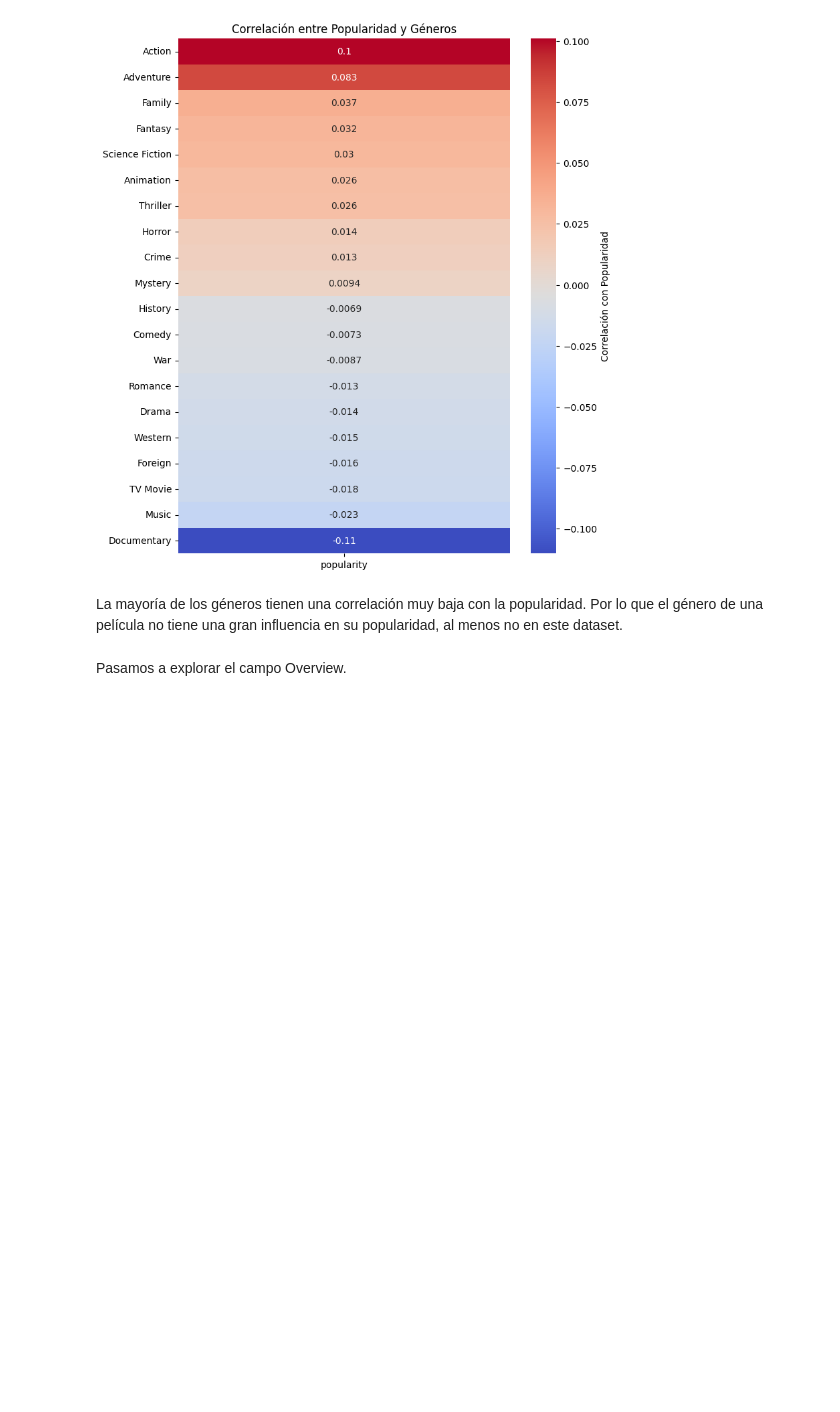
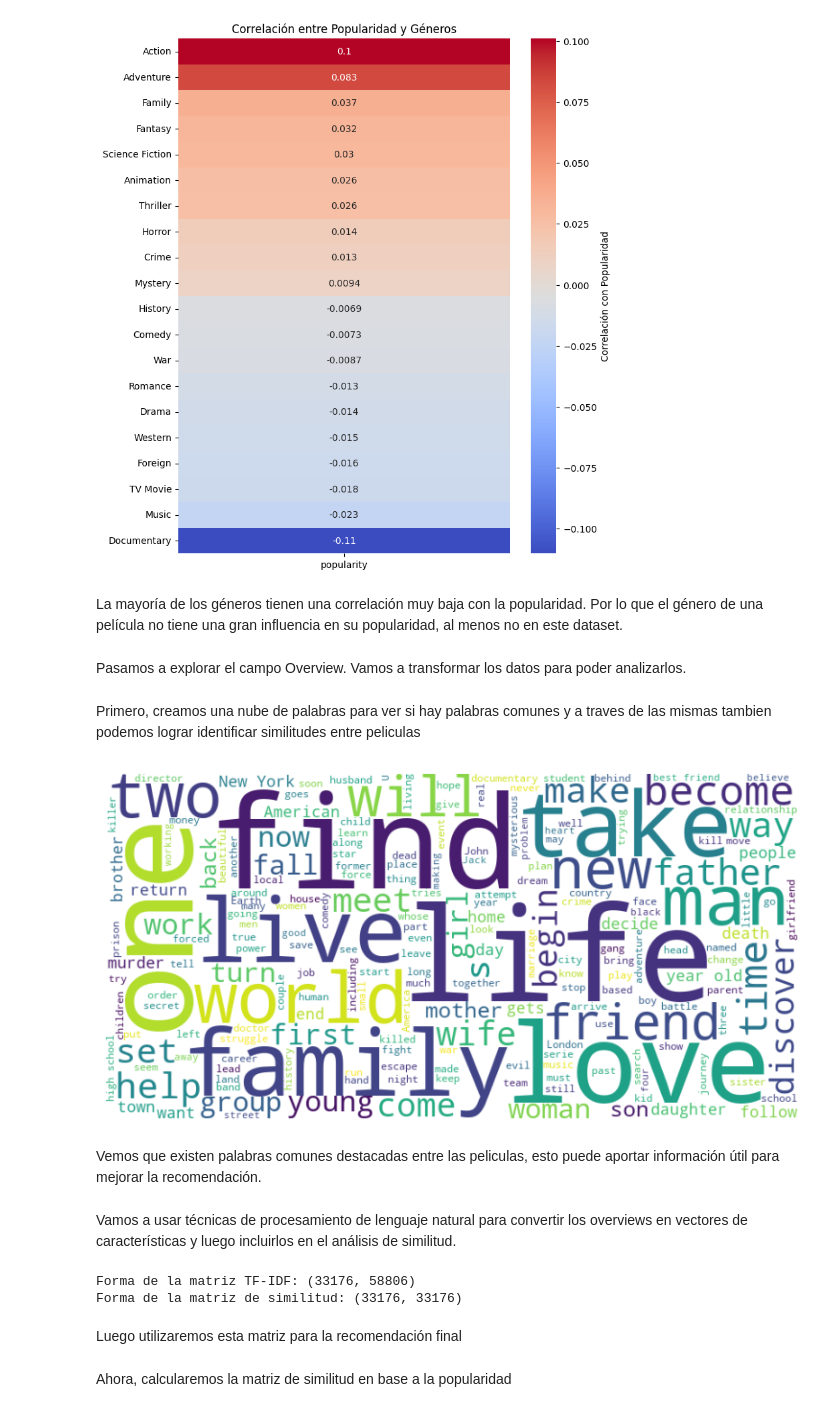
Before and after one commit to SariEliM/MovieStreaming, a Jupyter notebook: EDA y Sistema de recomendacion.ipynb, the cells around one changed output. Saved outputs shown, nothing was run; the diff lists cells and outputs as text; code cells hidden in the pictures; blank space fills up the shorter version.

Commit message:
Eda para sistema de recomendacion-finalizacion

```diff
--- a/EDA y Sistema de recomendacion.ipynb
+++ b/EDA y Sistema de recomendacion.ipynb
@@ -267,4 +267,59 @@ Name: popularity, dtype: float64
 # %% [markdown]
 La mayoría de los géneros tienen una correlación muy baja con la popularidad. Por lo que el género de una película no tiene una gran influencia en su popularidad, al menos no en este dataset.
 # %% [markdown]
-Pasamos a explorar el campo Overview.
+Pasamos a explorar el campo Overview. Vamos a transformar los datos para poder analizarlos.
+# %% [markdown]
+Primero, creamos una nube de palabras para ver si hay palabras comunes y a traves de las mismas tambien podemos lograr identificar similitudes entre peliculas
+# %%
+from wordcloud import WordCloud, STOPWORDS
+import matplotlib.pyplot as plt
+
+# Unir todos los textos de 'overview' en un solo string
+text = " ".join(overview for overview in df_movies['overview'].dropna())
+
+# Definir palabras irrelevantes
+stopwords = set(STOPWORDS)
+stopwords.update(["movie", "film", "story"])  # Puedes agregar más palabras aquí
+
+# Crear la nube de palabras
+wordcloud = WordCloud(width=800, height=400, background_color='white', stopwords=stopwords).generate(text)
+
+# Mostrar la nube de palabras
+plt.figure(figsize=(10, 5))
+plt.imshow(wordcloud, interpolation='bilinear')
+plt.axis("off")
+plt.show()
+# %% [output]
+[figure, added]
+# %% [markdown]
+Vemos que existen palabras comunes destacadas entre las peliculas, esto puede aportar información útil para mejorar la recomendación.
+# %% [markdown]
+Vamos a usar técnicas de procesamiento de lenguaje natural para convertir los overviews en vectores de características y luego incluirlos en el análisis de similitud.
+# %%
+from sklearn.feature_extraction.text import TfidfVectorizer
+from sklearn.metrics.pairwise import cosine_similarity
+
+# Nos asegurarmos de que la columna 'overview' no tenga valores nulos
+df_movies['overview'] = df_movies['overview'].fillna('')
+
+# Creamos el vectorizador TF-IDF (se eliminan las palabras comunes en inglés con 'stop_words')
+tfidf_vectorizer = TfidfVectorizer(stop_words='english')
+
+# Transformamos los resúmenes en una matriz TF-IDF
+tfidf_matrix = tfidf_vectorizer.fit_transform(df_movies['overview'])
+
+# En la matriz TF-IDF cada fila representa una película y cada columna una palabra
+print(f"Forma de la matriz TF-IDF: {tfidf_matrix.shape}")
+
+# Calculamos la similitud de coseno entre los vectores de TF-IDF
+overview_similarity_matrix = cosine_similarity(tfidf_matrix, tfidf_matrix)
+
+# La matriz de similitud tiene una forma de (n_películas, n_películas)
+print(f"Forma de la matriz de similitud: {overview_similarity_matrix.shape}")
+# %% [output]
+Forma de la matriz TF-IDF: (33176, 58806)
+Forma de la matriz de similitud: (33176, 33176)
+# %% [markdown]
+Luego utilizaremos esta matriz para la recomendación final
+# %% [markdown]
+Ahora, calcularemos la matriz de similitud en base a la popularidad
```
Also changed, not shown: parts of 11 cells of this notebook, 1 other file.
